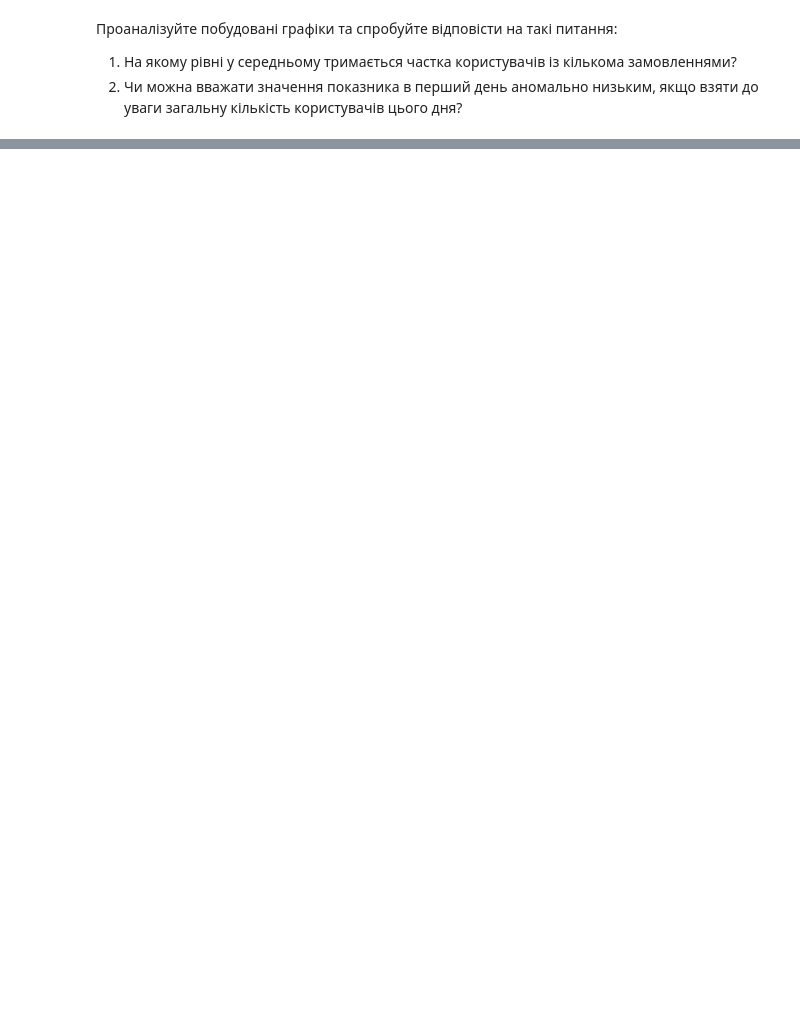
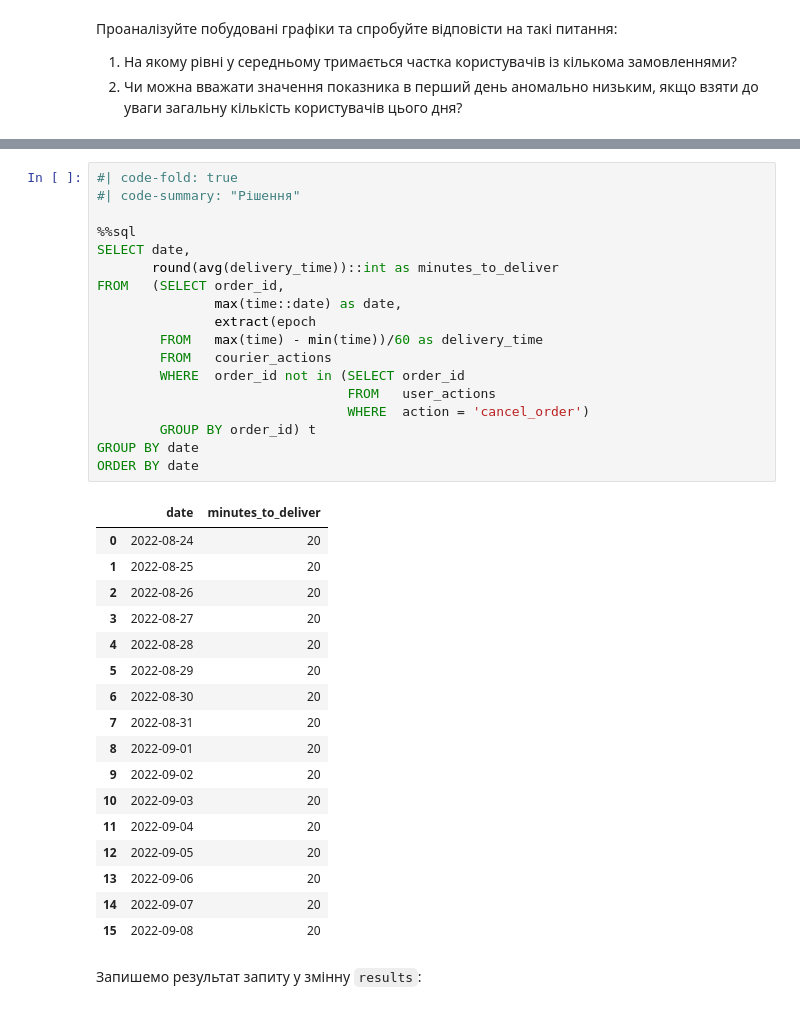
Before and after one commit to Aranaur/py4ds, a Jupyter notebook: sql_analytic.ipynb, the cells around one changed output, grey strips where cells are left out. Saved outputs shown, nothing was run; the diff lists cells and outputs as text; blank space fills up the shorter version.

```diff
--- a/sql_analytic.ipynb
+++ b/sql_analytic.ipynb
@@ -698,0 +1087,38 @@ fig.show()
+# %%
+#| code-fold: true
+#| code-summary: "Рішення"
+
+%%sql
+SELECT date,
+       round(avg(delivery_time))::int as minutes_to_deliver
+FROM   (SELECT order_id,
+               max(time::date) as date,
+               extract(epoch
+        FROM   max(time) - min(time))/60 as delivery_time
+        FROM   courier_actions
+        WHERE  order_id not in (SELECT order_id
+                                FROM   user_actions
+                                WHERE  action = 'cancel_order')
+        GROUP BY order_id) t
+GROUP BY date
+ORDER BY date
+# %% [output]
+|  | date | minutes_to_deliver |
+| 0 | 2022-08-24 | 20 |
+| 1 | 2022-08-25 | 20 |
+| 2 | 2022-08-26 | 20 |
+| 3 | 2022-08-27 | 20 |
+| 4 | 2022-08-28 | 20 |
+| 5 | 2022-08-29 | 20 |
+| 6 | 2022-08-30 | 20 |
+| 7 | 2022-08-31 | 20 |
+| 8 | 2022-09-01 | 20 |
+| 9 | 2022-09-02 | 20 |
+| 10 | 2022-09-03 | 20 |
+| 11 | 2022-09-04 | 20 |
+| 12 | 2022-09-05 | 20 |
+| 13 | 2022-09-06 | 20 |
+| 14 | 2022-09-07 | 20 |
+| 15 | 2022-09-08 | 20 |
+# %% [markdown]
+Запишемо результат запиту у змінну `results`:
```
Also changed, not shown: parts of 24 cells of this notebook, 2 other files.
